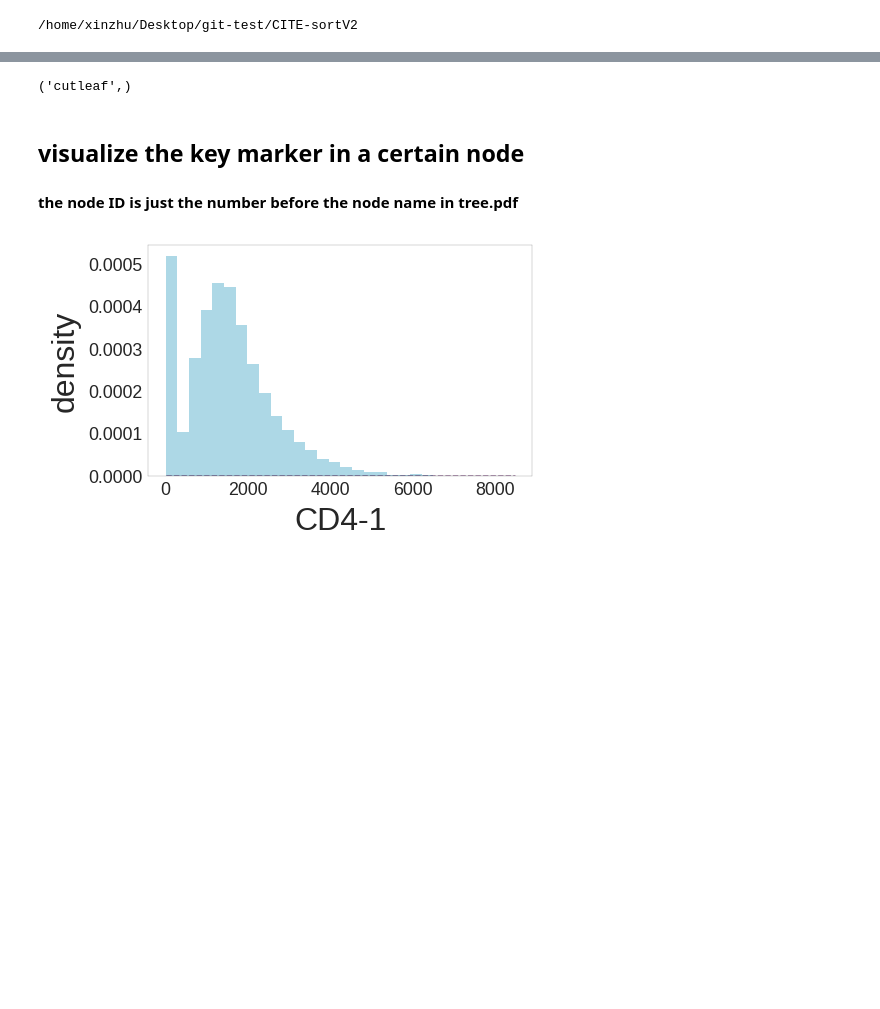
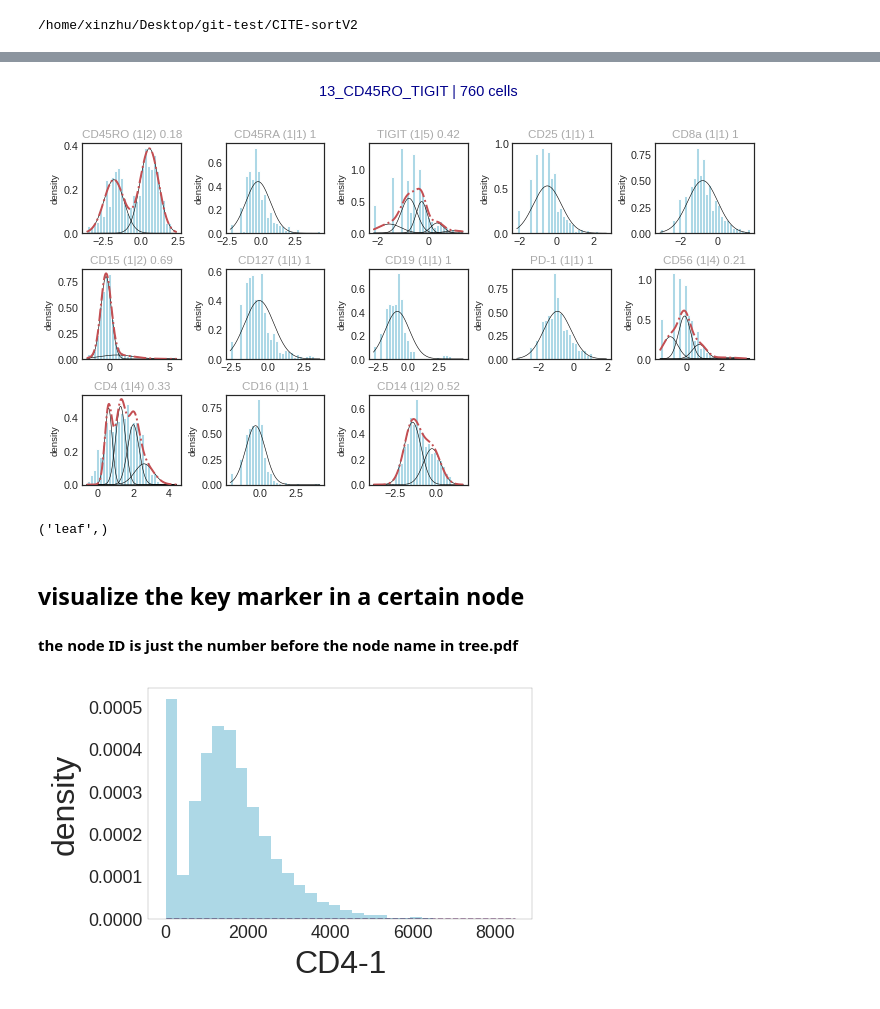
Before and after one commit to xinzhu-email/CITE-pool, a Jupyter notebook: AnalysisTutorial_.ipynb, the cells around one changed output, grey strips where cells are left out. Saved outputs shown, nothing was run; the diff lists cells and outputs as text; code cells hidden in the pictures; blank space fills up the shorter version.

```diff
--- a/AnalysisTutorial_.ipynb
+++ b/AnalysisTutorial_.ipynb
@@ -173,5 +232,5 @@ def cutleaf_dfs(node, cutID, cut=False):
 # %%
-def finetune_dfs(node, cutID, removeID, cut=False):
+def finetune_dfs(node, cutID, removeID=[], cut=False):
 
     if node.ind in removeID:
         return
@@ -218,0 +258,2 @@ newtree = finetune_dfs(tree, cutID=[8,7,29],removeID=)
+# %%
+newtree = finetune_dfs(tree, cutID=[22,24,25,27,49,5,6,16],removeID=[41,9])
@@ -232,7 +314,13 @@ leaves_labels.to_csv('../output/' +id+ '/cut_leaf_labels.csv')
+# %%
+node_ID = 13
+
+newtravel.plot_node(data_,node_ID,viz_dim=1)
+# %% [output]
+[figure, added]
 # %%
-newtravel.get_node(7).key
+newtravel.get_node(19).key
 # %% [output]
-('cutleaf',)
+('leaf',)
 # %%
 import diptest
 diptest.dipstat(data.loc[node.indices,'CD8a'])
```
Also changed, not shown: parts of 9 cells of this notebook, 8 other files.
